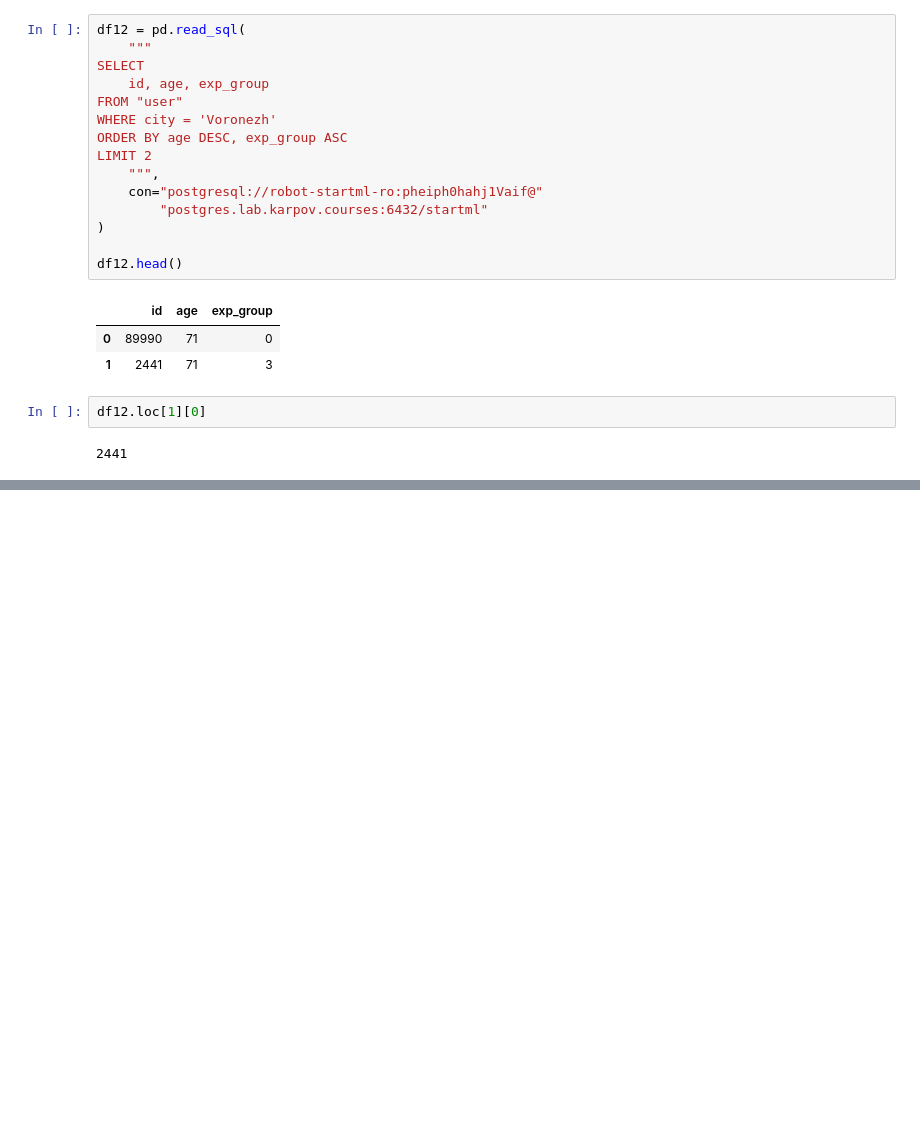
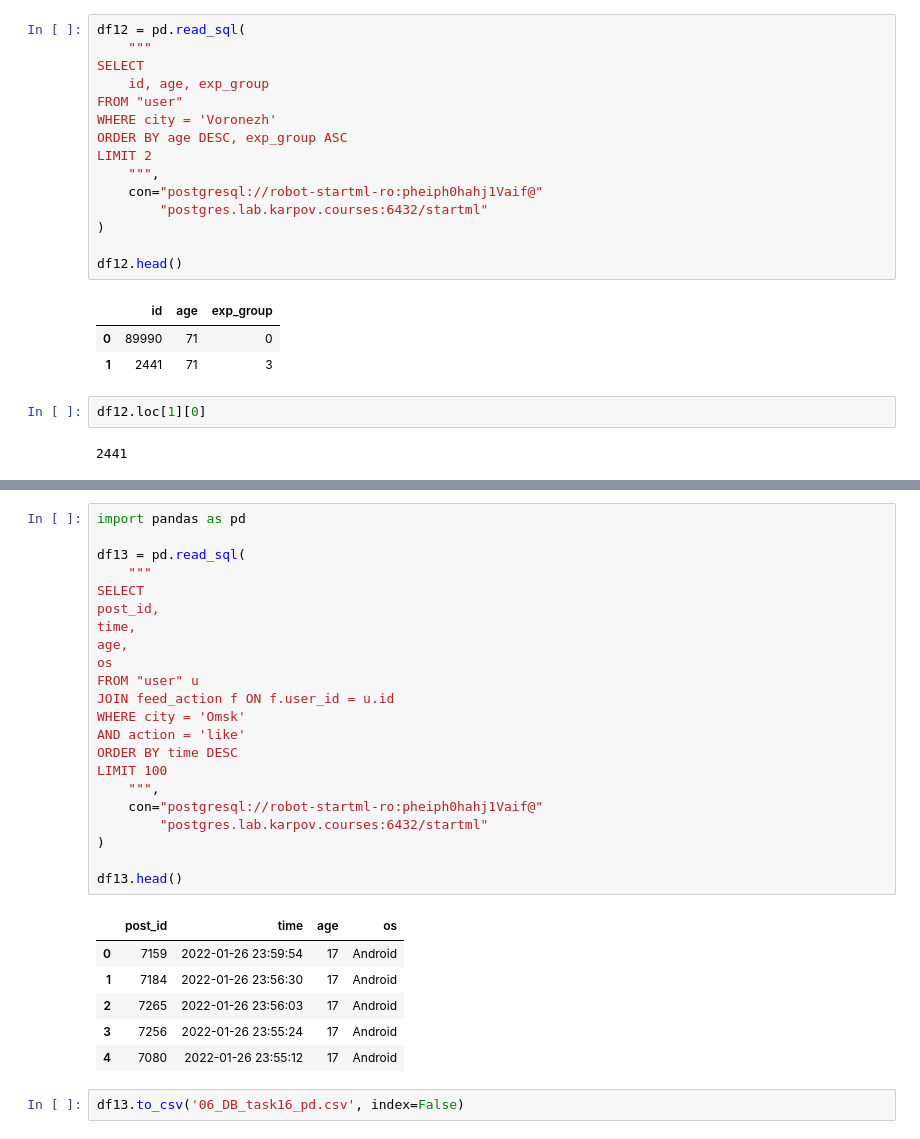
Before and after one commit to antonio-st/Start_ML, a Jupyter notebook: modul3_Python/06_Databases_in_Python_The_Basics/homework/06_DB_homework.ipynb, the cells around one changed output, grey strips where cells are left out. Cells and saved outputs as stored; diff of their text form; blank space fills up the shorter version.

Commit message:
compleate task on lesson 6 - DB

```diff
--- a/modul3_Python/06_Databases_in_Python_The_Basics/homework/06_DB_homework.ipynb
+++ b/modul3_Python/06_Databases_in_Python_The_Basics/homework/06_DB_homework.ipynb
@@ -473,0 +481,31 @@ df12.loc[1][0]
+# %%
+import pandas as pd
+
+df13 = pd.read_sql(
+    """
+SELECT
+post_id,
+time,
+age,
+os
+FROM "user" u
+JOIN feed_action f ON f.user_id = u.id
+WHERE city = 'Omsk'
+AND action = 'like'
+ORDER BY time DESC
+LIMIT 100
+    """,
+    con="postgresql://robot-startml-ro:pheiph0hahj1Vaif@"
+        "postgres.lab.karpov.courses:6432/startml"
+)
+
+df13.head()
+# %% [output]
+|  | post_id | time | age | os |
+| 0 | 7159 | 2022-01-26 23:59:54 | 17 | Android |
+| 1 | 7184 | 2022-01-26 23:56:30 | 17 | Android |
+| 2 | 7265 | 2022-01-26 23:56:03 | 17 | Android |
+| 3 | 7256 | 2022-01-26 23:55:24 | 17 | Android |
+| 4 | 7080 | 2022-01-26 23:55:12 | 17 | Android |
+# %%
+df13.to_csv('06_DB_task16_pd.csv', index=False)
```
Also changed, not shown: parts of 8 cells of this notebook, 3 other files.
